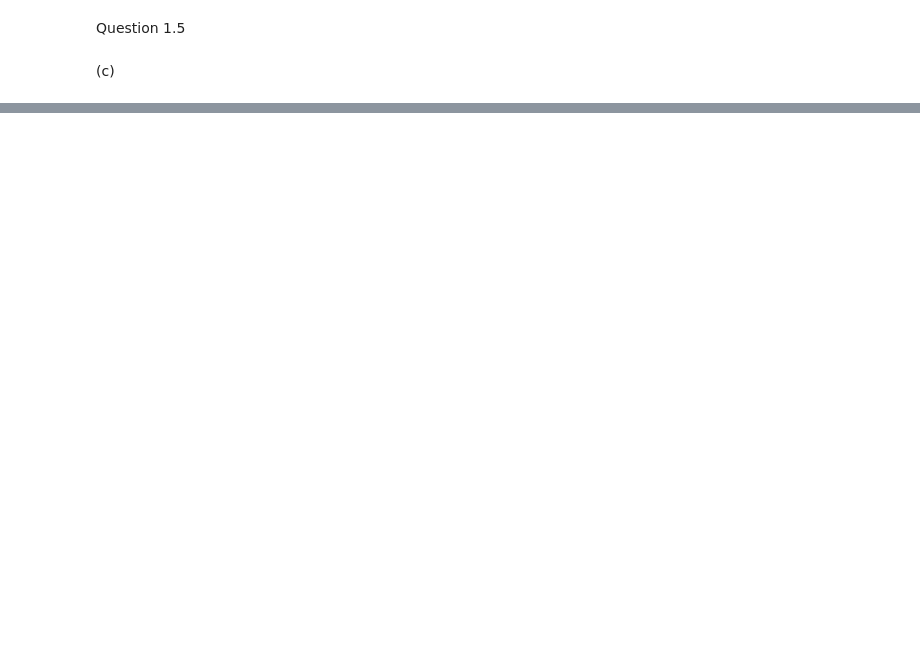
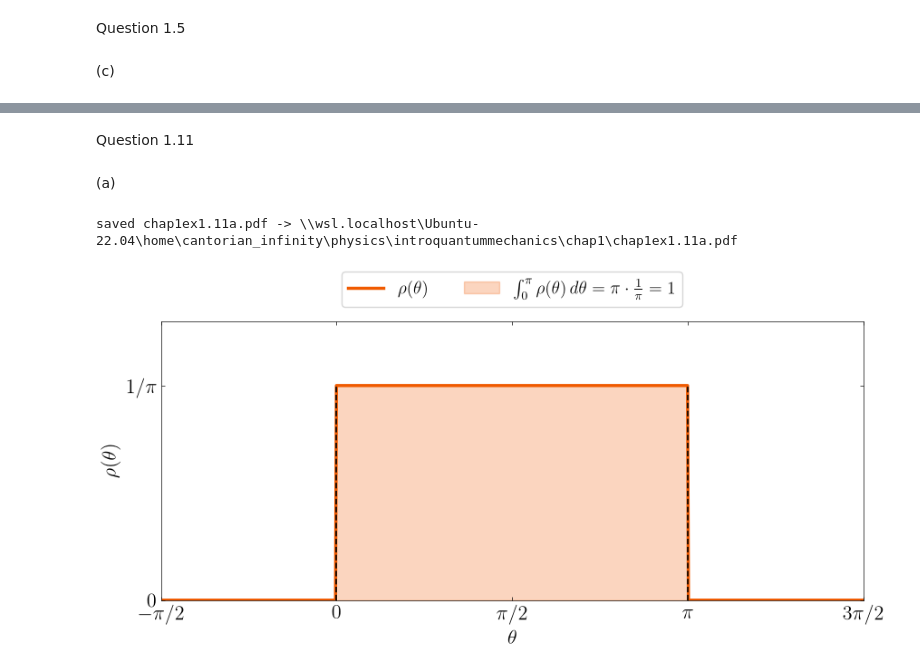
Before and after one commit to DALEE9000/Solutions-to-Introduction-to-Quantum-Mechanics-by-David-Griffiths, a Jupyter notebook: notebooks/chap1/chap1-thewavefunction.ipynb, the cells around one changed output, grey strips where cells are left out. Drawn from its saved outputs; the diff is of its cells as text; code cells hidden in the pictures; blank space fills up the shorter version.

```diff
--- a/notebooks/chap1/chap1-thewavefunction.ipynb
+++ b/notebooks/chap1/chap1-thewavefunction.ipynb
@@ -130 +130,31 @@ saved chap1ex1.5c.pdf -> \\wsl.localhost\Ubuntu-22.04\home\cantorian_infinity\ph
 [figure]
+# %% [markdown]
+Question 1.11
+# %% [markdown]
+(a)
+# %%
+# rho(theta) = 1/pi on [0, pi], 0 otherwise (uniform: needle equally likely at any angle).
+# Normalization: integral_0^pi (1/pi) d(theta) = 1.
+rho0 = 1/np.pi
+
+theta = np.linspace(-np.pi/2, 3*np.pi/2, 801)
+rho = np.where((theta >= 0) & (theta <= np.pi), rho0, 0.0)
+
+fig, ax = plt.subplots(figsize=(10, 4))
+
+ax.plot(theta, rho, color=C.orange, linewidth=2.5, label=r'$\rho(\theta)$')
+ax.fill_between(theta, rho, color=C.orange, alpha=0.25,
+                label=r'$\int_0^{\pi} \rho(\theta)\, d\theta = \pi \cdot \frac{1}{\pi} = 1$')
+ax.vlines([0, np.pi], 0, rho0, colors=FG, linestyles='--', linewidths=1.2)
+
+style_ax(ax, xlabel=r'$\theta$', ylabel=r'$\rho(\theta)$', xlim=(-np.pi/2, 3*np.pi/2), ylim=(0, 1.3*rho0),
+         xticks=[-np.pi/2, 0, np.pi/2, np.pi, 3*np.pi/2],
+         xticklabels=[r'$-\pi/2$', '$0$', r'$\pi/2$', r'$\pi$', r'$3\pi/2$'],
+         yticks=[0, rho0], yticklabels=['$0$', r'$1/\pi$'])
+ax.legend(frameon=True, fontsize=14, loc='lower center', bbox_to_anchor=(0.5, 1.02), ncol=2)
+
+savefig(fig, "chap1ex1.11a.pdf")
+plt.show()
+# %% [output]
+saved chap1ex1.11a.pdf -> \\wsl.localhost\Ubuntu-22.04\home\cantorian_infinity\physics\introquantummechanics\chap1\chap1ex1.11a.pdf
+[figure, added]
```
Also changed, not shown: parts of 10 cells of this notebook, 13 other files.
